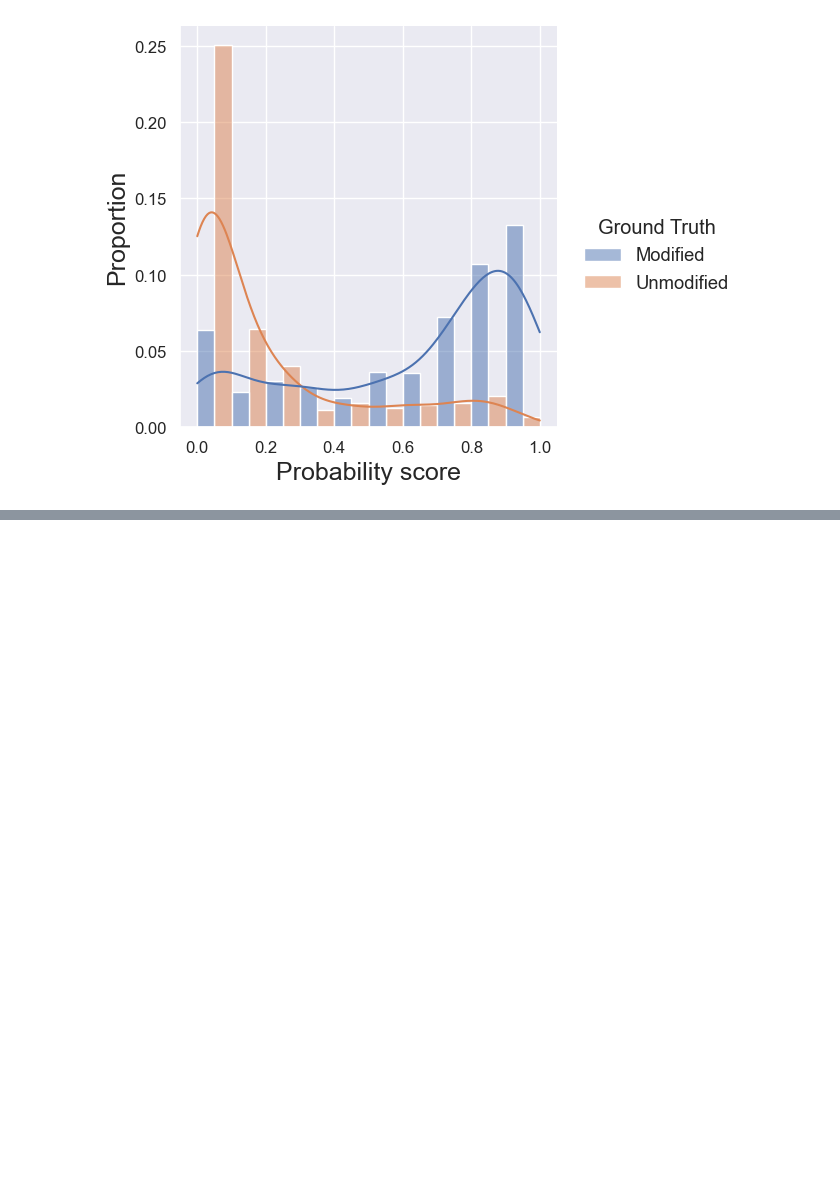
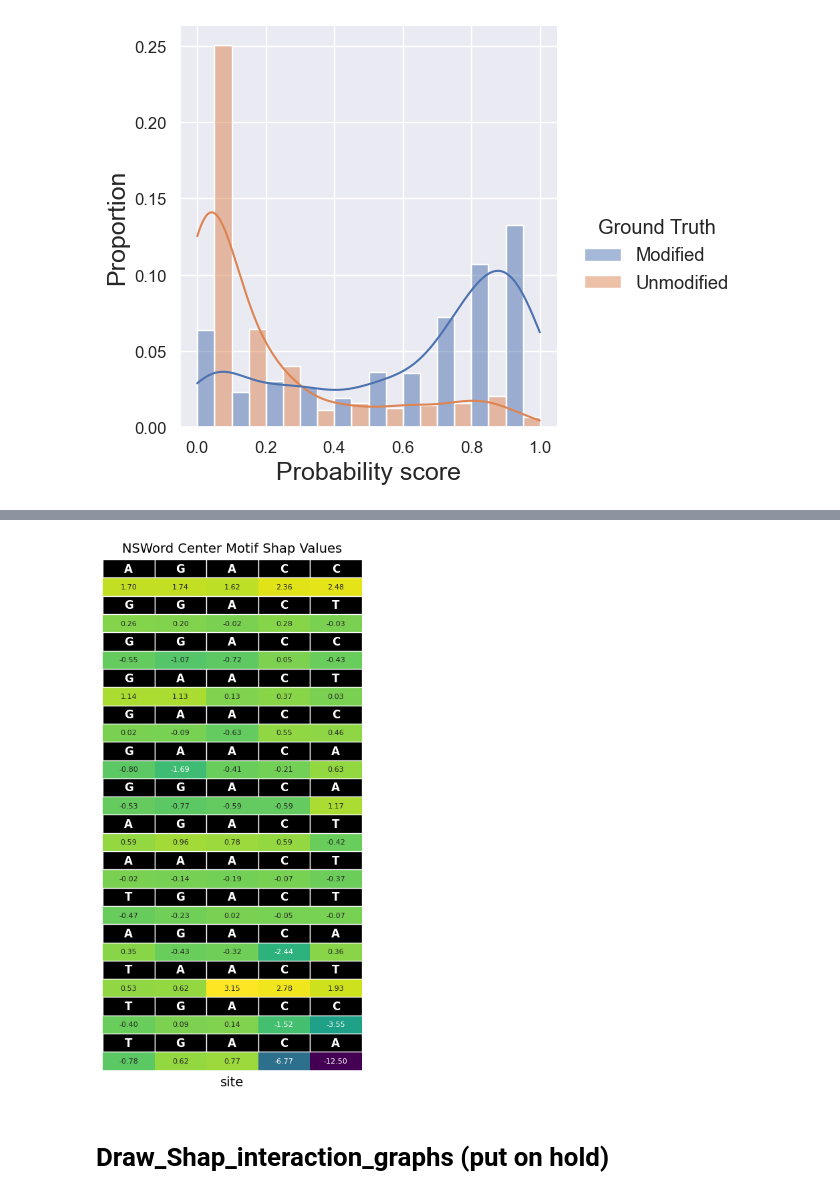
Before and after one commit to faded53222/NSWord, a Jupyter notebook: Draw_Graphs.ipynb, the cells around one changed output, grey strips where cells are left out. Drawn from its saved outputs; the diff is of its cells as text; code cells hidden in the pictures; blank space fills up the shorter version.

```diff
--- a/Draw_Graphs.ipynb
+++ b/Draw_Graphs.ipynb
@@ -214,0 +354,30 @@ draw_range_histo('Blocks=[222000],50reads_9sites','Conventional')
+# %%
+arr=np.zeros((values.shape[0]*2,)+ values.shape[1:])
+arr[1::2,:]=values
+mask=np.zeros_like(arr,dtype=bool)
+mask[1::2,:]=True
+
+plt.figure(figsize=(5,10))
+sns.heatmap(arr,annot=True,fmt=".2f",cmap='viridis',cbar=False,annot_kws={"size":8},mask=~mask)
+sns.heatmap(arr,annot=False,fmt=".2f",cmap='viridis',cbar=False,annot_kws={"size":8},mask=mask)
+
+ax=plt.gca()
+ax.set_xticks([])
+ax.set_yticks([])
+
+for i,sequence in enumerate(keys):
+    for j,base in enumerate(sequence):
+        rect=Rectangle((j,2*i),1,1,linewidth=1,edgecolor='white',facecolor='black')
+        ax.add_patch(rect)
+        plt.text(j+0.5,2*i+0.5,base,fontsize=12,ha='center',va='center',color='white',fontweight='bold')
+
+ax.set_ylim(arr.shape[0]+0.1,-0.1)
+
+plt.title('NSWord Center Motif Shap Values',fontsize=14)
+plt.xlabel('site',fontsize=14)
+plt.savefig('./edata/Save_drawing/NSWord_25sites_center_shap.pdf',bbox_inches='tight')
+plt.show()
+# %% [output]
+[figure, added]
+# %% [markdown]
+# Draw_Shap_interaction_graphs (put on hold)
```
Also changed, not shown: parts of 12 cells of this notebook.
